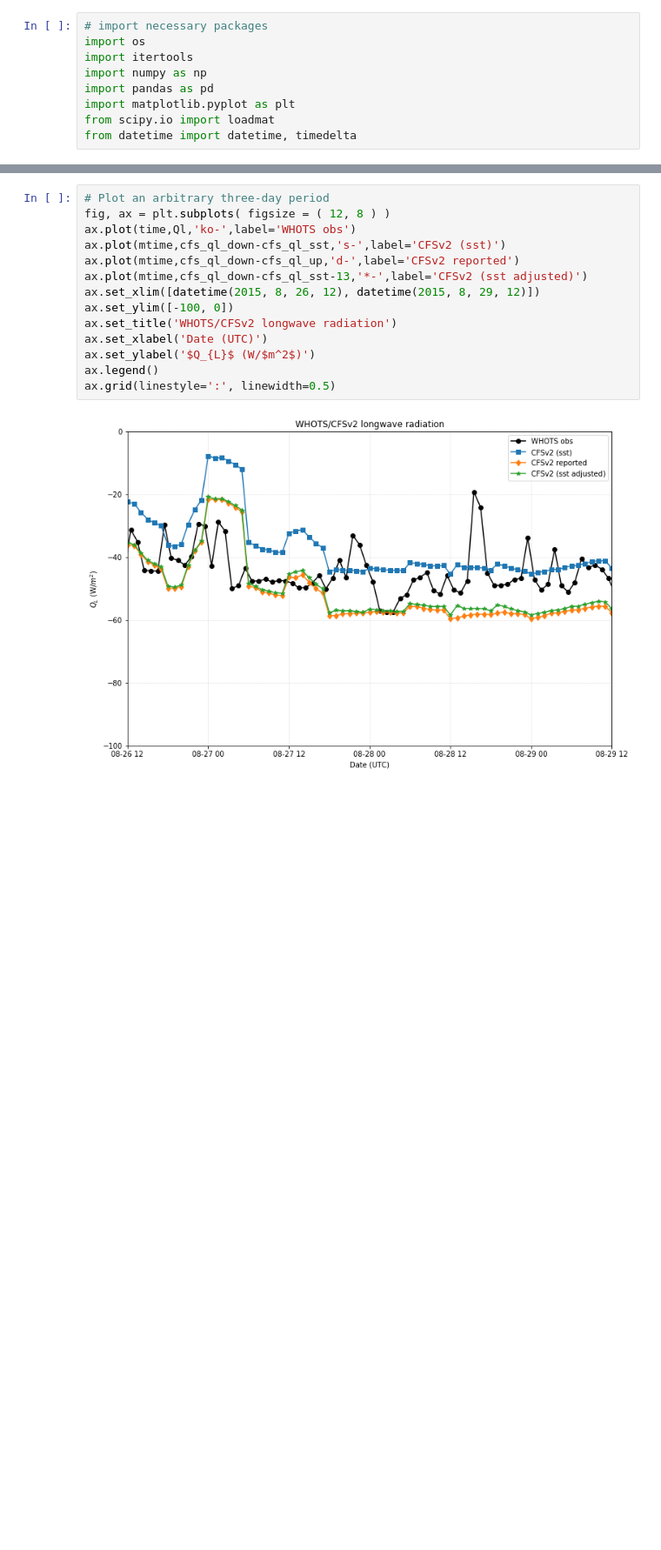
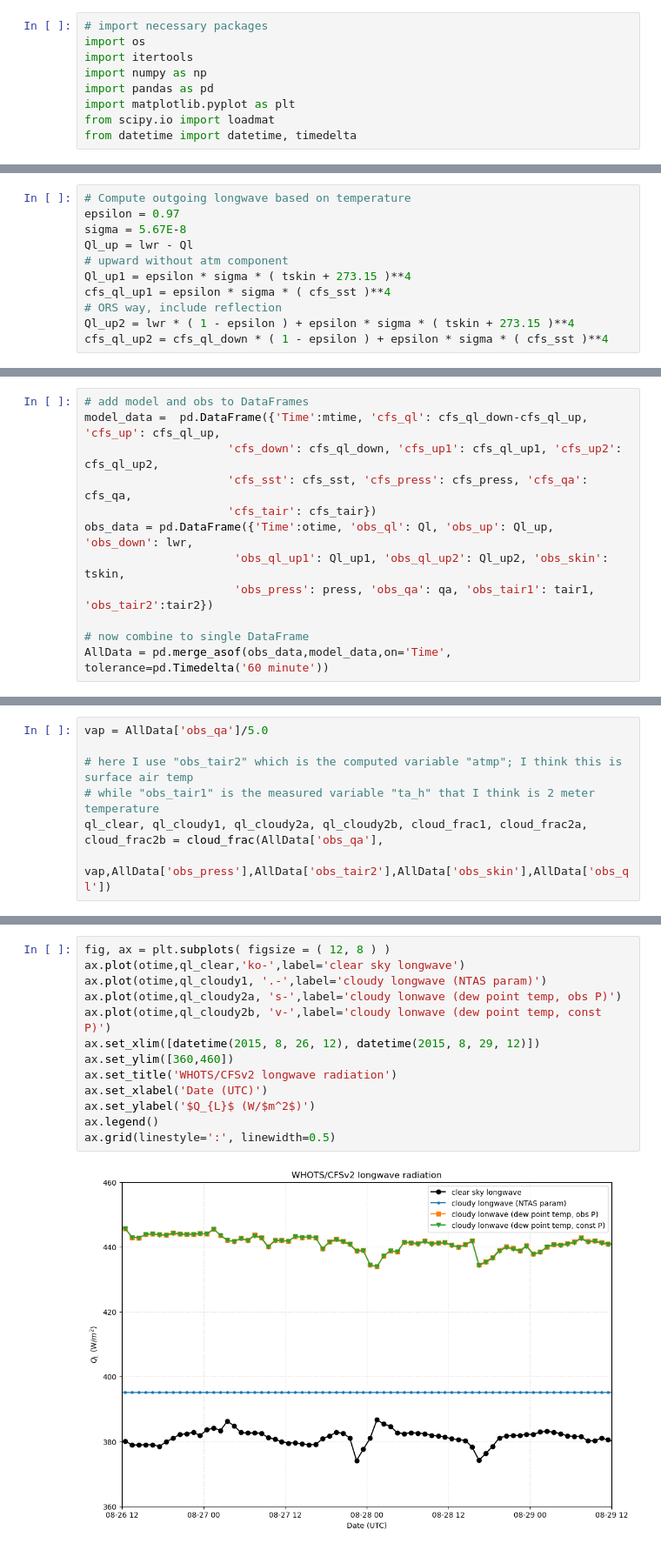
Before and after one commit to jpotemra/heat_flux, a Jupyter notebook: longwave.ipynb, the cells around one changed output, grey strips where cells are left out. Shown at 87% size. Saved outputs shown, nothing was run; the diff lists cells and outputs as text; blank space fills up the shorter version.

```diff
--- a/longwave.ipynb
+++ b/longwave.ipynb
@@ -133,0 +303,11 @@ cfs_ql_sst = epsilon * sigma * ( cfs_sst )**4
+# %%
+# Compute outgoing longwave based on temperature
+epsilon = 0.97
+sigma = 5.67E-8
+Ql_up = lwr - Ql
+# upward without atm component
+Ql_up1 = epsilon * sigma * ( tskin + 273.15 )**4
+cfs_ql_up1 = epsilon * sigma * ( cfs_sst )**4
+# ORS way, include reflection
+Ql_up2 = lwr * ( 1 - epsilon ) + epsilon * sigma * ( tskin + 273.15 )**4
+cfs_ql_up2 = cfs_ql_down * ( 1 - epsilon ) + epsilon * sigma * ( cfs_sst )**4
@@ -147,0 +392,12 @@ ax.grid(linestyle=':', linewidth=0.5)
+# %%
+# add model and obs to DataFrames
+model_data =  pd.DataFrame({'Time':mtime, 'cfs_ql': cfs_ql_down-cfs_ql_up, 'cfs_up': cfs_ql_up,
+                     'cfs_down': cfs_ql_down, 'cfs_up1': cfs_ql_up1, 'cfs_up2': cfs_ql_up2,
+                     'cfs_sst': cfs_sst, 'cfs_press': cfs_press, 'cfs_qa': cfs_qa,
+                     'cfs_tair': cfs_tair})
+obs_data = pd.DataFrame({'Time':otime, 'obs_ql': Ql, 'obs_up': Ql_up, 'obs_down': lwr,
+                      'obs_ql_up1': Ql_up1, 'obs_ql_up2': Ql_up2, 'obs_skin': tskin,
+                      'obs_press': press, 'obs_qa': qa, 'obs_tair1': tair1, 'obs_tair2':tair2})
+
+# now combine to single DataFrame
+AllData = pd.merge_asof(obs_data,model_data,on='Time', tolerance=pd.Timedelta('60 minute'))
@@ -147,0 +704,7 @@ ax.grid(linestyle=':', linewidth=0.5)
+# %%
+vap = AllData['obs_qa']/5.0
+
+# here I use "obs_tair2" which is the computed variable "atmp"; I think this is surface air temp
+# while "obs_tair1" is the measured variable "ta_h" that I think is 2 meter temperature
+ql_clear, ql_cloudy1, ql_cloudy2a, ql_cloudy2b, cloud_frac1, cloud_frac2a, cloud_frac2b = cloud_frac(AllData['obs_qa'],
+            vap,AllData['obs_press'],AllData['obs_tair2'],AllData['obs_skin'],AllData['obs_ql'])
@@ -148,16 +729,15 @@ ax.grid(linestyle=':', linewidth=0.5)
 # %%
-# Plot an arbitrary three-day period
 fig, ax = plt.subplots( figsize = ( 12, 8 ) )
-ax.plot(time,Ql,'ko-',label='WHOTS obs')
-ax.plot(mtime,cfs_ql_down-cfs_ql_sst,'s-',label='CFSv2 (sst)')
-ax.plot(mtime,cfs_ql_down-cfs_ql_up,'d-',label='CFSv2 reported')
-ax.plot(mtime,cfs_ql_down-cfs_ql_sst-13,'*-',label='CFSv2 (sst adjusted)')
+ax.plot(otime,ql_clear,'ko-',label='clear sky longwave')
+ax.plot(otime,ql_cloudy1, '.-',label='cloudy longwave (NTAS param)')
+ax.plot(otime,ql_cloudy2a, 's-',label='cloudy lonwave (dew point temp, obs P)')
+ax.plot(otime,ql_cloudy2b, 'v-',label='cloudy lonwave (dew point temp, const P)')
 ax.set_xlim([datetime(2015, 8, 26, 12), datetime(2015, 8, 29, 12)])
-ax.set_ylim([-100, 0])
+ax.set_ylim([360,460])
 ax.set_title('WHOTS/CFSv2 longwave radiation')
 ax.set_xlabel('Date (UTC)')
 ax.set_ylabel('$Q_{L}$ (W/$m^2$)')
 ax.legend()
 ax.grid(linestyle=':', linewidth=0.5)
 # %% [output]
-[figure, old version]
+[figure, new version]
```
Also changed, not shown: parts of 28 cells of this notebook, 3 other files.
